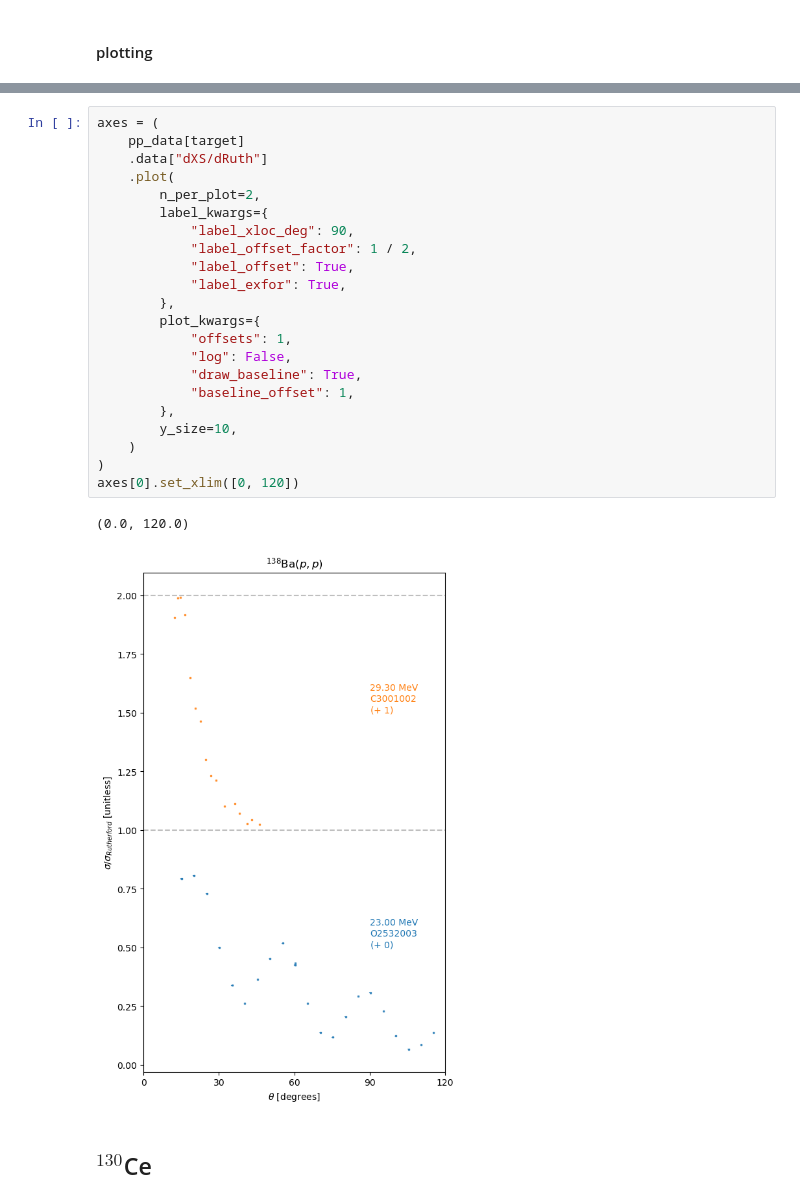
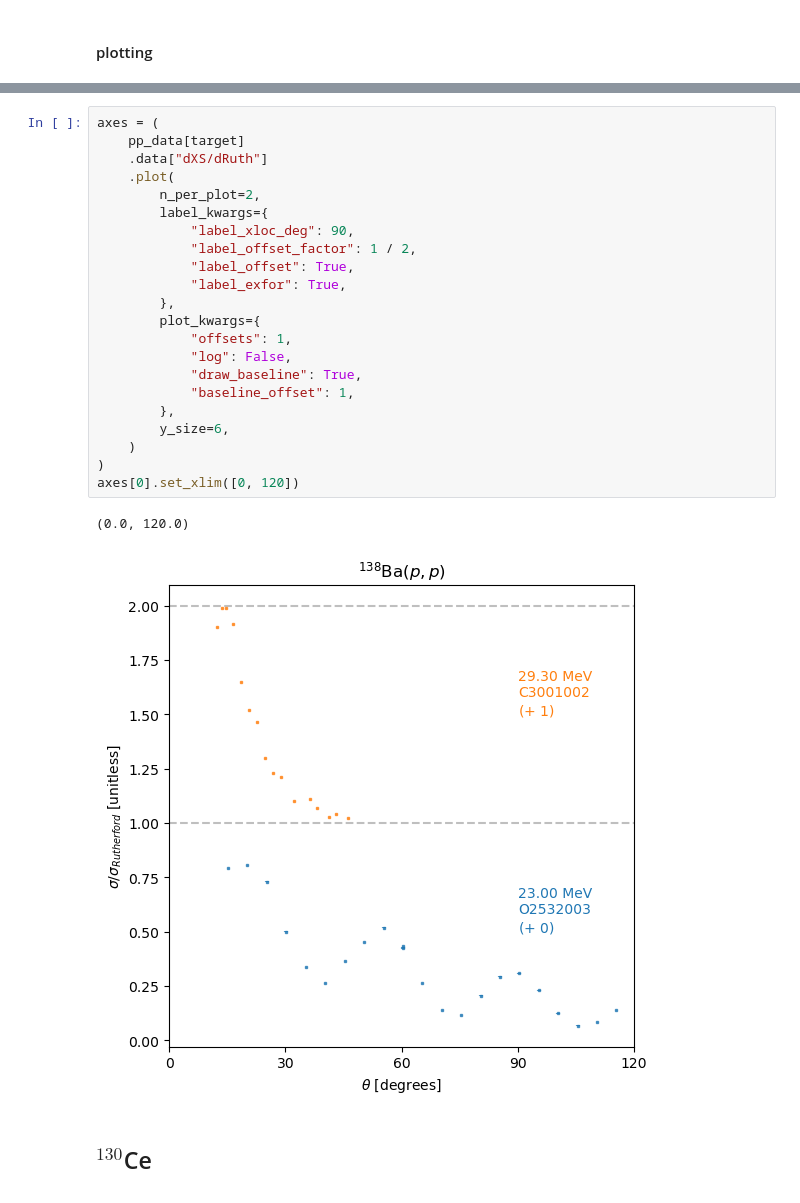
Before and after one commit to beykyle/elm, a Jupyter notebook: data/curate_dataset_from_exfor.ipynb, the cells around one changed output, grey strips where cells are left out. Saved outputs shown, nothing was run; the diff lists cells and outputs as text.

```diff
--- a/data/curate_dataset_from_exfor.ipynb
+++ b/data/curate_dataset_from_exfor.ipynb
@@ -600,28 +629,28 @@ axes = (
 # %%
 axes = (
     pp_data[target]
     .data["dXS/dRuth"]
     .plot(
         n_per_plot=2,
         label_kwargs={
             "label_xloc_deg": 90,
             "label_offset_factor": 1 / 2,
             "label_offset": True,
             "label_exfor": True,
         },
         plot_kwargs={
             "offsets": 1,
             "log": False,
             "draw_baseline": True,
             "baseline_offset": 1,
         },
-        y_size=10,
+        y_size=6,
     )
 )
 axes[0].set_xlim([0, 120])
 # %% [output]
 (0.0, 120.0)
-[figure, old version]
+[figure, new version]
 # %% [markdown]
 ## $^{130}$Ce
 # %%
```
Also changed, not shown: parts of 115 cells of this notebook.
